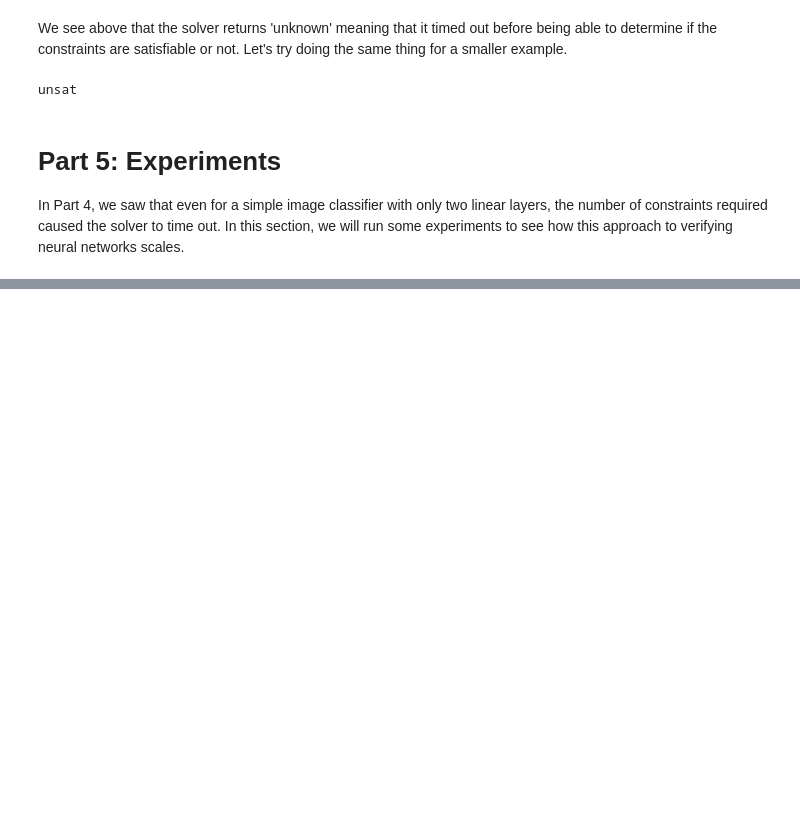
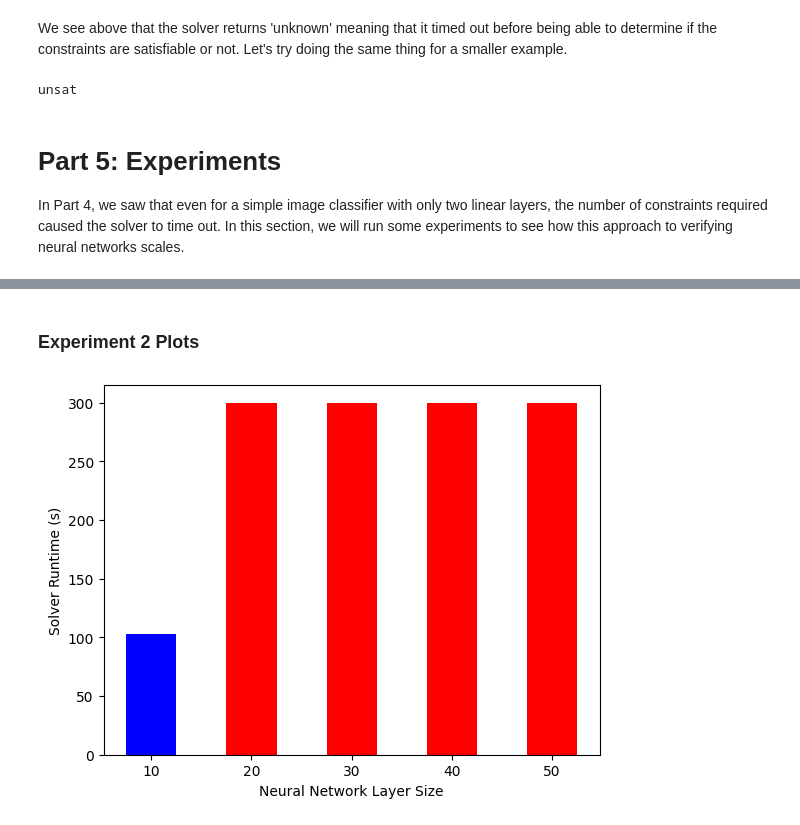
Before and after one commit to swang-1/cos529-final-project, a Jupyter notebook: main.ipynb, the cells around one changed output, grey strips where cells are left out. Saved outputs shown, nothing was run; the diff lists cells and outputs as text; code cells hidden in the pictures; blank space fills up the shorter version.

```diff
--- a/main.ipynb
+++ b/main.ipynb
@@ -489,0 +558,19 @@ with open('experiment2.csv', 'w', newline='') as csvfile:
+# %% [markdown]
+### Experiment 2 Plots
+# %%
+# Plot experiment 2 results
+x_vals_2 = layer_sizes
+y_vals_2 = [((115.55201411247253+90.02644300460815)/ 2), 300, 300, 300, 300]
+colors_2 = ['red' if y >= 300 else 'blue' for y in y_vals_2]
+
+# Create the bar chart
+plt.bar(x_vals_2, y_vals_2, 5, color=colors_2,)
+
+# Add labels and title
+plt.xlabel('Neural Network Layer Size')
+plt.ylabel('Solver Runtime (s)')
+
+plt.savefig('plots/layer-size-runtime-unsat')
+plt.show()
+# %% [output]
+[figure, added]
```
Also changed, not shown: parts of 8 cells of this notebook, 6 other files.
